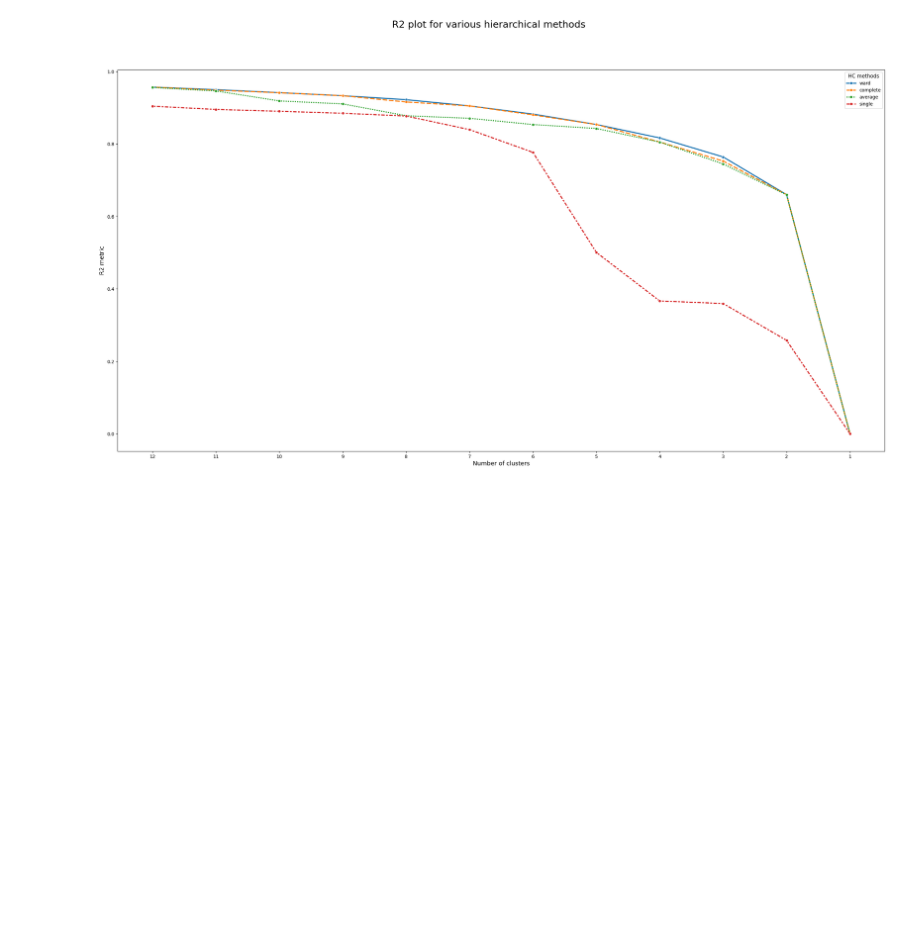
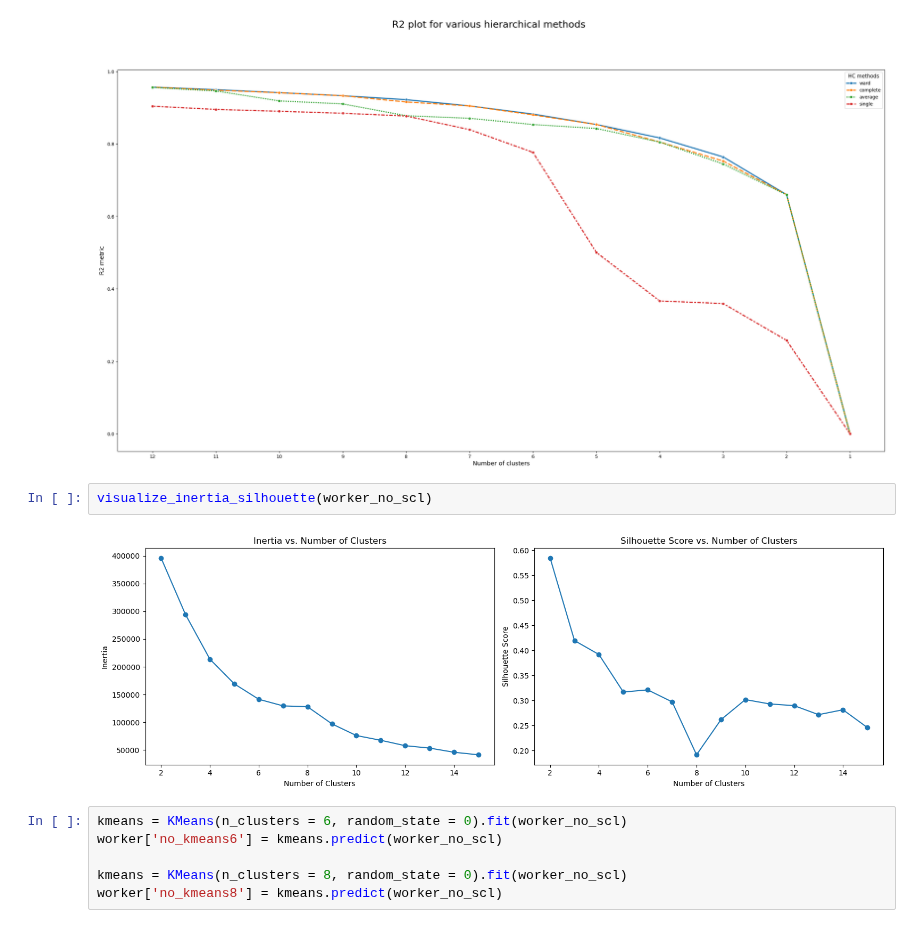
Before and after one commit to Pinky-Tie/reasons_for_absenteeism, a Jupyter notebook: code/segmentation.ipynb, the cells around one changed output. Drawn from its saved outputs; the diff is of its cells as text; blank space fills up the shorter version.

```diff
--- a/code/segmentation.ipynb
+++ b/code/segmentation.ipynb
@@ -78,3 +98,13 @@ Given that the Ward method consistently outperforms the other methods in terms o
 plot_r2_hc(worker_no_scl, max_nclus=12)
 # %% [output]
 [figure]
+# %%
+visualize_inertia_silhouette(worker_no_scl)
+# %% [output]
+[figure, added]
+# %%
+kmeans = KMeans(n_clusters = 6, random_state = 0).fit(worker_no_scl)
+worker['no_kmeans6'] = kmeans.predict(worker_no_scl)
+
+kmeans = KMeans(n_clusters = 8, random_state = 0).fit(worker_no_scl)
+worker['no_kmeans8'] = kmeans.predict(worker_no_scl)
```
Also changed, not shown: parts of 2 cells of this notebook.
